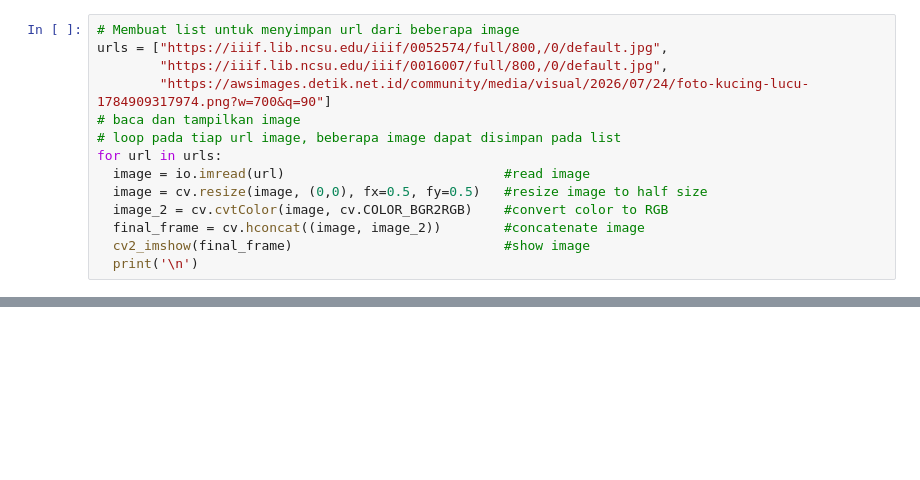
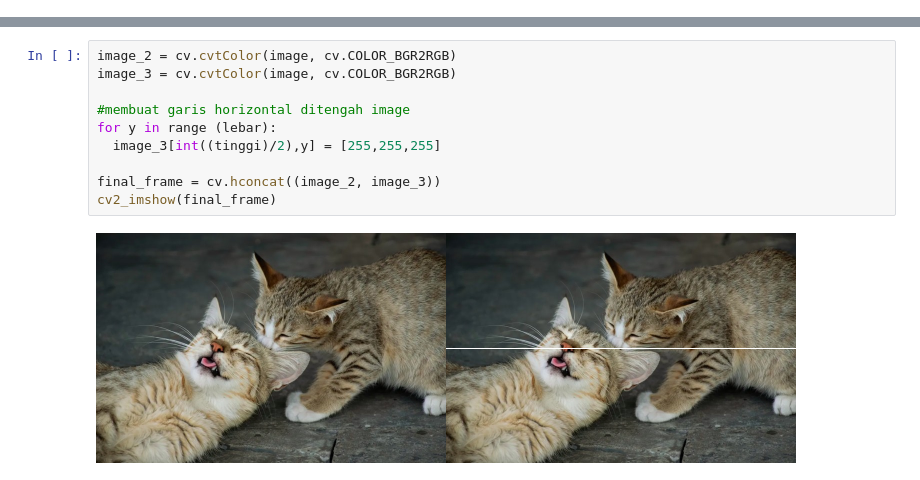
Before and after one commit to jonitodev/pcvk26_8_joniyogakusuma, a Jupyter notebook: tugas_integrasi.ipynb, the cells around one changed output, grey strips where cells are left out. Cells and saved outputs as stored; diff of their text form; blank space fills up the shorter version.

```diff
--- a/tugas_integrasi.ipynb
+++ b/tugas_integrasi.ipynb
@@ -1,16 +1,2 @@
 # %% [markdown]
 <a href="https://colab.research.google.com/github/jonitodev/pcvk26_8_joniyogakusuma/blob/main/tugas_integrasi.ipynb" target="_parent"><img src="https://colab.research.google.com/assets/colab-badge.svg" alt="Open In Colab"/></a>
-# %%
-# Membuat list untuk menyimpan url dari beberapa image
-urls = ["https://iiif.lib.ncsu.edu/iiif/0052574/full/800,/0/default.jpg",
-        "https://iiif.lib.ncsu.edu/iiif/0016007/full/800,/0/default.jpg",
-        "https://awsimages.detik.net.id/community/media/visual/2026/07/24/foto-kucing-lucu-1784909317974.png?w=700&q=90"]
-# baca dan tampilkan image
-# loop pada tiap url image, beberapa image dapat disimpan pada list
-for url in urls:
-  image = io.imread(url)                            #read image
-  image = cv.resize(image, (0,0), fx=0.5, fy=0.5)   #resize image to half size
-  image_2 = cv.cvtColor(image, cv.COLOR_BGR2RGB)    #convert color to RGB
-  final_frame = cv.hconcat((image, image_2))        #concatenate image
-  cv2_imshow(final_frame)                           #show image
-  print('\n')
@@ -20,0 +3,12 @@ for url in urls:
+# %%
+image_2 = cv.cvtColor(image, cv.COLOR_BGR2RGB)
+image_3 = cv.cvtColor(image, cv.COLOR_BGR2RGB)
+
+#membuat garis horizontal ditengah image
+for y in range (lebar):
+  image_3[int((tinggi)/2),y] = [255,255,255]
+
+final_frame = cv.hconcat((image_2, image_3))
+cv2_imshow(final_frame)
+# %% [output]
+[figure, added]
```
Also changed, not shown: parts of 1 cell of this notebook.
